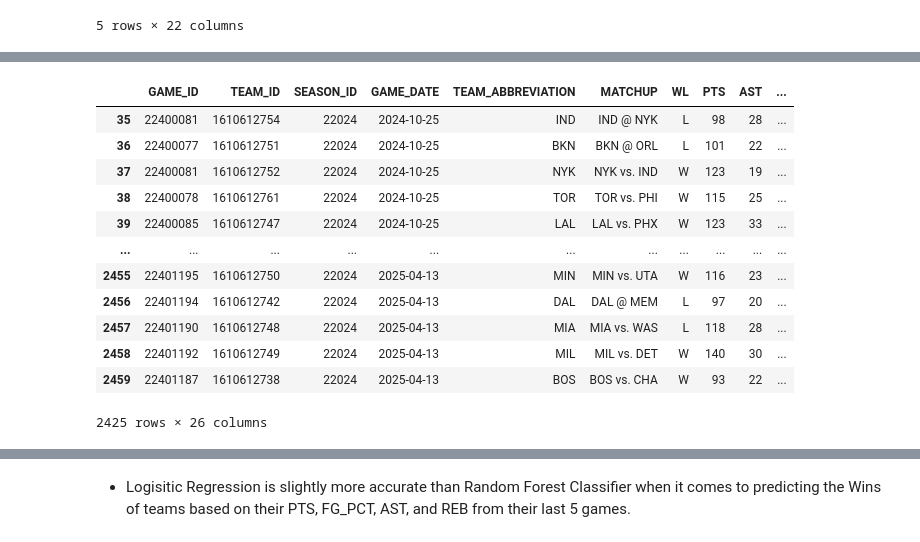
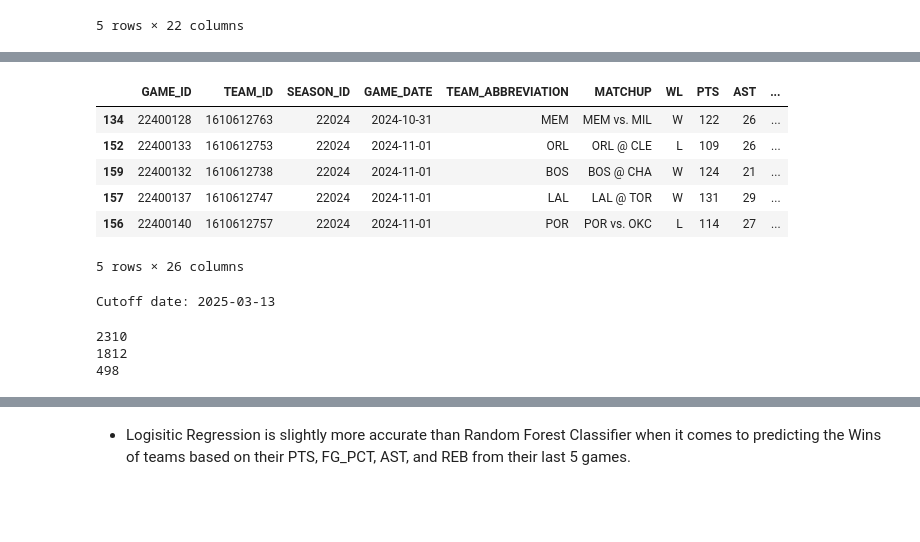
Before and after one commit to jamessabby/boxscore_ai, a Jupyter notebook: model.ipynb, the cells around one changed output, grey strips where cells are left out. Cells and saved outputs as stored; diff of their text form; code cells hidden in the pictures; blank space fills up the shorter version.

```diff
--- a/model.ipynb
+++ b/model.ipynb
@@ -68,15 +80,3 @@ df_copy.head()
 # %%
-df_copy.sort_values(by=["GAME_DATE"])
-
-stats = ["PTS", "FG_PCT", "AST", "REB"]
-
-# models will predict the outcome of the upcoming game based on the last 5 games performace of a team
-for col in stats:
-    df_copy[f"{col}_last_5_games_avg"] = (
-        df_copy.groupby("TEAM_ID")[col]
-        .shift(1)
-        .rolling(5)
-        .mean()
-    )
-
-df_copy.head()
+# basis of train/test split through a cut off date
+df_copy = df_copy.sort_values(by=["GAME_DATE"]) # default ascending
@@ -94,16 +83,25 @@ df_copy = df_copy.dropna()
-# %%
-df_copy.dropna()
-# %% [output]
-|  | GAME_ID | TEAM_ID | SEASON_ID | GAME_DATE | TEAM_ABBREVIATION | MATCHUP | WL | PTS | AST | ... |
-| 35 | 22400081 | 1610612754 | 22024 | 2024-10-25 | IND | IND @ NYK | L | 98 | 28 | ... |
-| 36 | 22400077 | 1610612751 | 22024 | 2024-10-25 | BKN | BKN @ ORL | L | 101 | 22 | ... |
-| 37 | 22400081 | 1610612752 | 22024 | 2024-10-25 | NYK | NYK vs. IND | W | 123 | 19 | ... |
-| 38 | 22400078 | 1610612761 | 22024 | 2024-10-25 | TOR | TOR vs. PHI | W | 115 | 25 | ... |
-| 39 | 22400085 | 1610612747 | 22024 | 2024-10-25 | LAL | LAL vs. PHX | W | 123 | 33 | ... |
-| ... | ... | ... | ... | ... | ... | ... | ... | ... | ... | ... |
-| 2455 | 22401195 | 1610612750 | 22024 | 2025-04-13 | MIN | MIN vs. UTA | W | 116 | 23 | ... |
-| 2456 | 22401194 | 1610612742 | 22024 | 2025-04-13 | DAL | DAL @ MEM | L | 97 | 20 | ... |
-| 2457 | 22401190 | 1610612748 | 22024 | 2025-04-13 | MIA | MIA vs. WAS | L | 118 | 28 | ... |
-| 2458 | 22401192 | 1610612749 | 22024 | 2025-04-13 | MIL | MIL vs. DET | W | 140 | 30 | ... |
-| 2459 | 22401187 | 1610612738 | 22024 | 2025-04-13 | BOS | BOS vs. CHA | W | 93 | 22 | ... |
-2425 rows × 26 columns
+# %%
+stats = ["PTS", "FG_PCT", "AST", "REB"]
+
+# models will predict the outcome of the game based on the previous 5 games before that game
+# NOTE: if current game = N, the ouput rows are N-5 through n-1, the N game it self is excluded to prevent models from looking at the answer
+for col in stats:
+    df_copy[f"{col}_last_5_games_avg"] = (
+        df_copy.groupby("TEAM_ID")[col]
+        .transform(lambda x:
+            x.shift(1)
+            .rolling(5)
+            .mean()
+        )
+    )
+
+# df_copy.head() # first 5 values will be none because it was shifted
+df_copy.tail()
+# %% [output]
+|  | GAME_ID | TEAM_ID | SEASON_ID | GAME_DATE | TEAM_ABBREVIATION | MATCHUP | WL | PTS | AST | ... |
+| 134 | 22400128 | 1610612763 | 22024 | 2024-10-31 | MEM | MEM vs. MIL | W | 122 | 26 | ... |
+| 152 | 22400133 | 1610612753 | 22024 | 2024-11-01 | ORL | ORL @ CLE | L | 109 | 26 | ... |
+| 159 | 22400132 | 1610612738 | 22024 | 2024-11-01 | BOS | BOS @ CHA | W | 124 | 21 | ... |
+| 157 | 22400137 | 1610612747 | 22024 | 2024-11-01 | LAL | LAL @ TOR | W | 131 | 29 | ... |
+| 156 | 22400140 | 1610612757 | 22024 | 2024-11-01 | POR | POR vs. OKC | L | 114 | 27 | ... |
+5 rows × 26 columns
@@ -109,0 +111,19 @@ df_copy.dropna()
+# %%
+unique_dates = df_copy['GAME_DATE'].unique()
+cutoff_date = unique_dates[int(len(unique_dates) * 0.80)]
+print(f"Cutoff date: {cutoff_date}")    # 123th unique date
+# %% [output]
+Cutoff date: 2025-03-13
+# %%
+# chronological split
+train_df = df_copy[df_copy['GAME_DATE'] < cutoff_date]
+test_df = df_copy[df_copy['GAME_DATE'] >= cutoff_date ]
+
+# not exactly 80/20 since data was divided by total unique dates not total number of games
+print(len(df_copy))
+print(len(train_df))
+print(len(test_df))
+# %% [output]
+2310
+1812
+498
```
Also changed, not shown: parts of 13 cells of this notebook, 3 other files.
